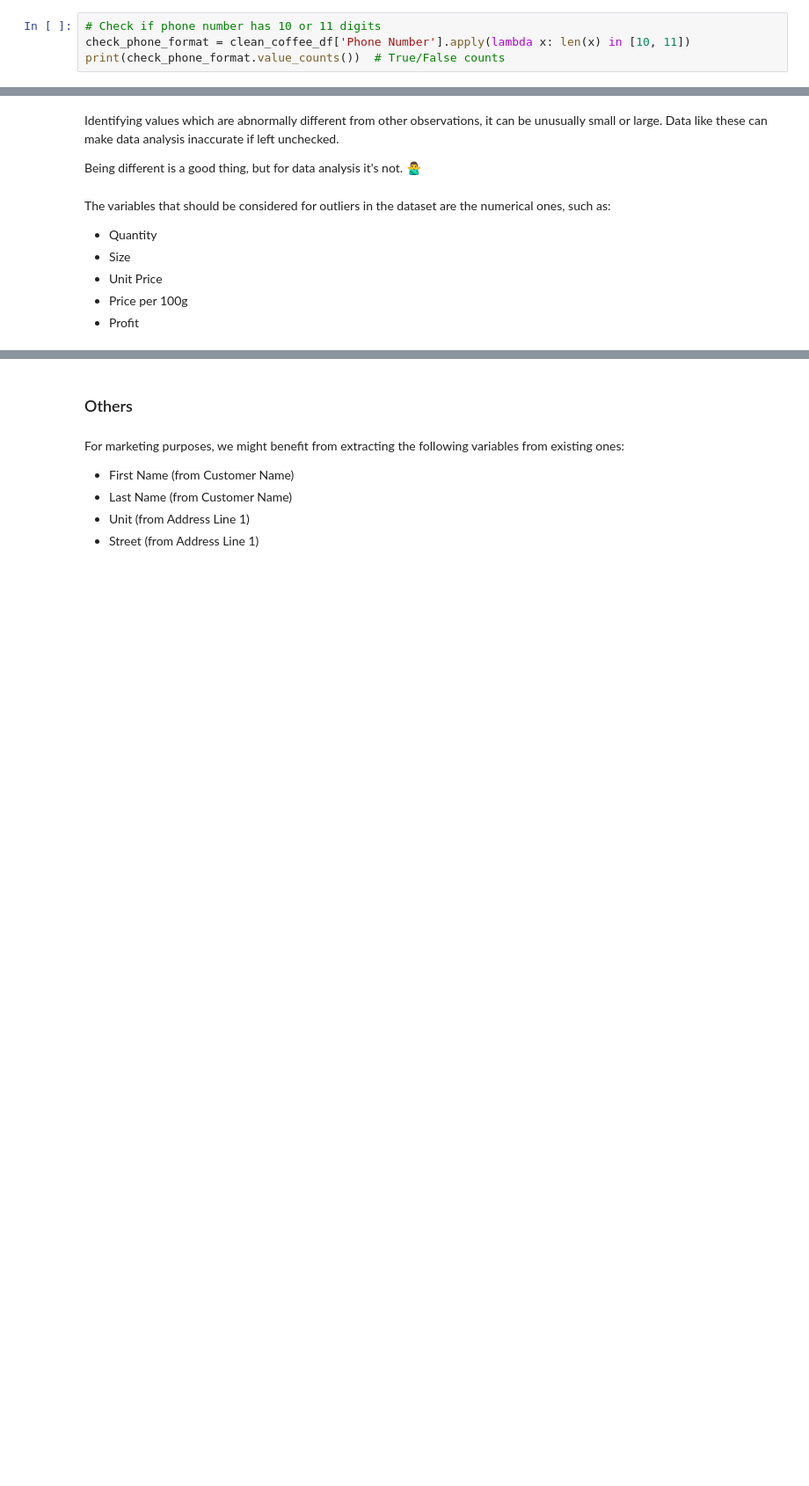
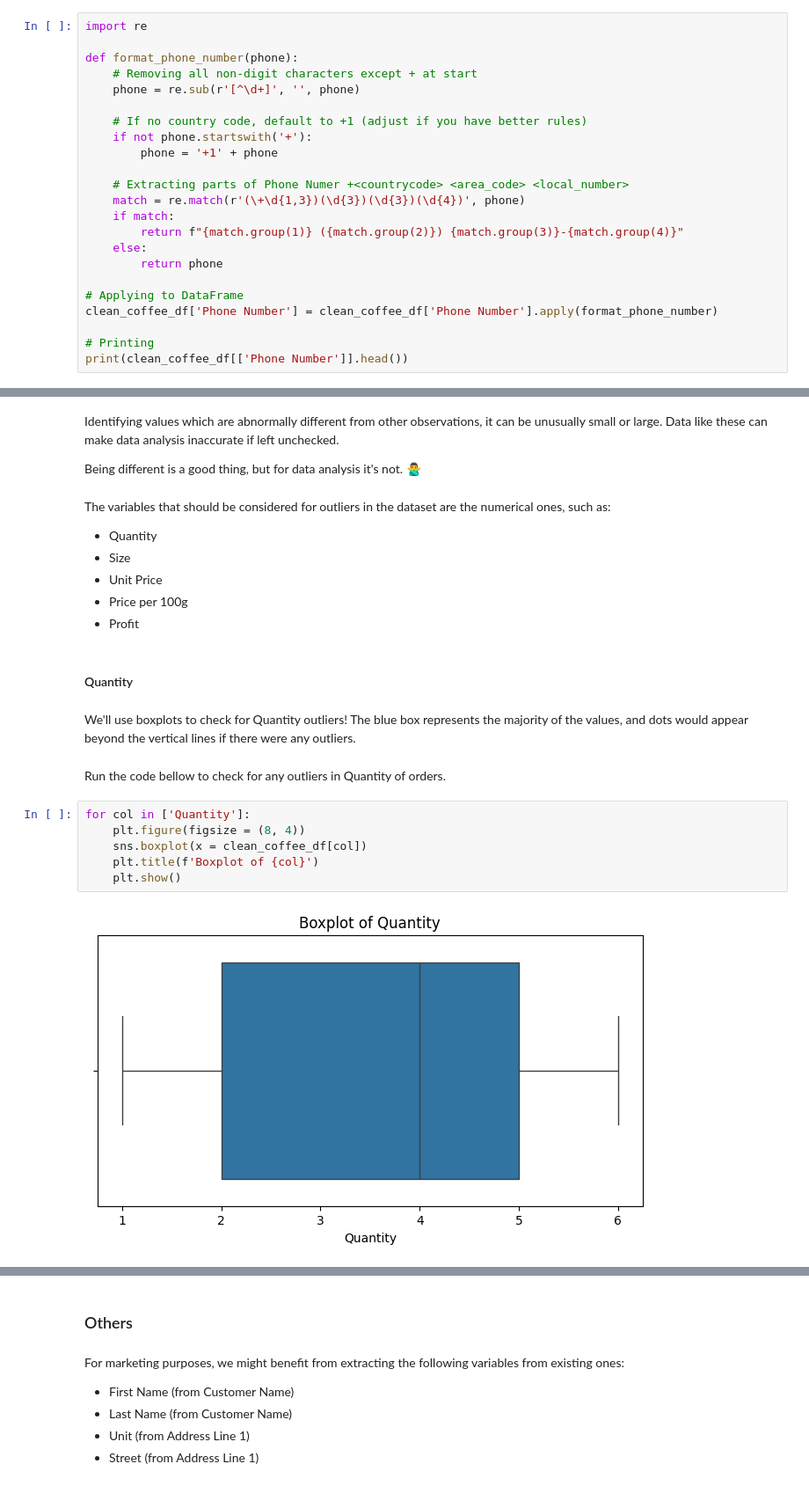
Before and after one commit to Emman-28/CSMODEL-MP, a Jupyter notebook: CSMODEL MP.ipynb, the cells around one changed output, grey strips where cells are left out. Shown: that part at 88% size. Cells and saved outputs as stored; diff of their text form; blank space fills up the shorter version.

```diff
--- a/CSMODEL MP.ipynb
+++ b/CSMODEL MP.ipynb
@@ -790,5 +732,24 @@ clean_coffee_df.head(20)
 # %%
-# Check if phone number has 10 or 11 digits
-check_phone_format = clean_coffee_df['Phone Number'].apply(lambda x: len(x) in [10, 11])
-print(check_phone_format.value_counts())  # True/False counts
+import re
+
+def format_phone_number(phone):
+    # Removing all non-digit characters except + at start
+    phone = re.sub(r'[^\d+]', '', phone)
+
+    # If no country code, default to +1 (adjust if you have better rules)
+    if not phone.startswith('+'):
+        phone = '+1' + phone
+
+    # Extracting parts of Phone Numer +<countrycode> <area_code> <local_number>
+    match = re.match(r'(\+\d{1,3})(\d{3})(\d{3})(\d{4})', phone)
+    if match:
+        return f"{match.group(1)} ({match.group(2)}) {match.group(3)}-{match.group(4)}"
+    else:
+        return phone
+
+# Applying to DataFrame
+clean_coffee_df['Phone Number'] = clean_coffee_df['Phone Number'].apply(format_phone_number)
+
+# Printing
+print(clean_coffee_df[['Phone Number']].head())
 # %% [output]
@@ -808,3 +774,17 @@ The variables that should be considered for outliers in the dataset are the nume
 - Unit Price
 - Price per 100g
 - Profit
+# %% [markdown]
+#### Quantity
+# %% [markdown]
+We'll use boxplots to check for Quantity outliers! The blue box represents the majority of the values, and dots would appear beyond the vertical lines if there were any outliers.
+# %% [markdown]
+Run the code bellow to check for any outliers in Quantity of orders.
+# %%
+for col in ['Quantity']:
+    plt.figure(figsize = (8, 4))
+    sns.boxplot(x = clean_coffee_df[col])
+    plt.title(f'Boxplot of {col}')
+    plt.show()
+# %% [output]
+[figure, added]
```
Also changed, not shown: parts of 60 cells of this notebook.
